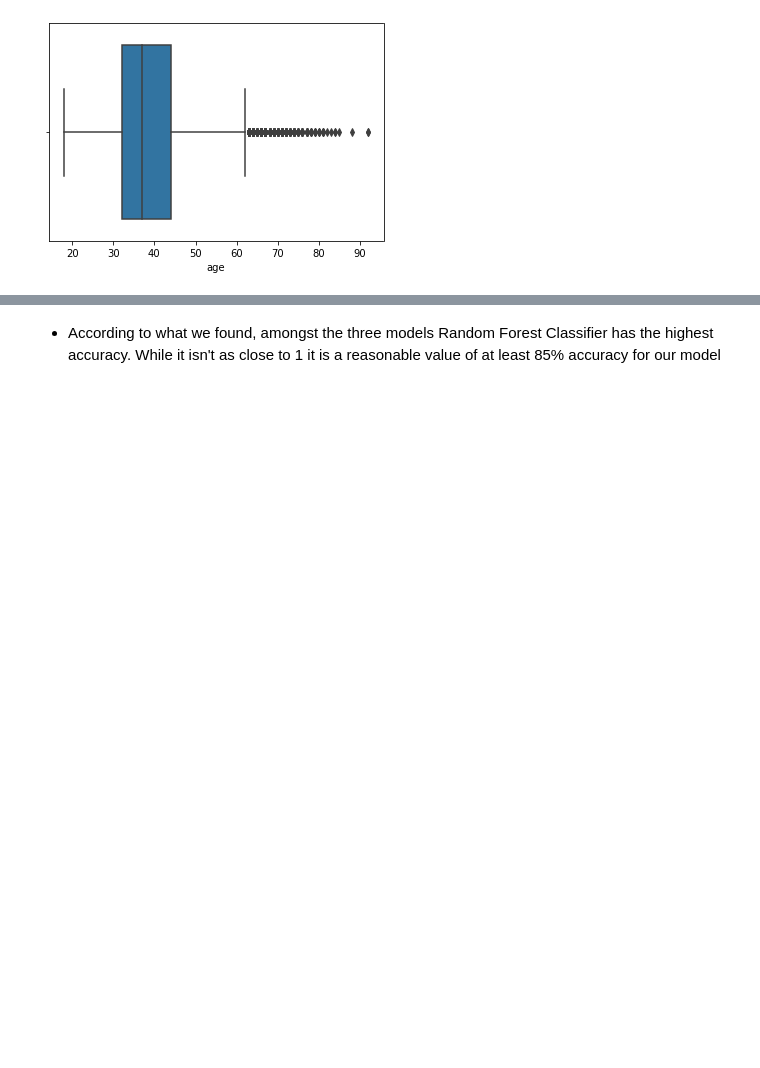
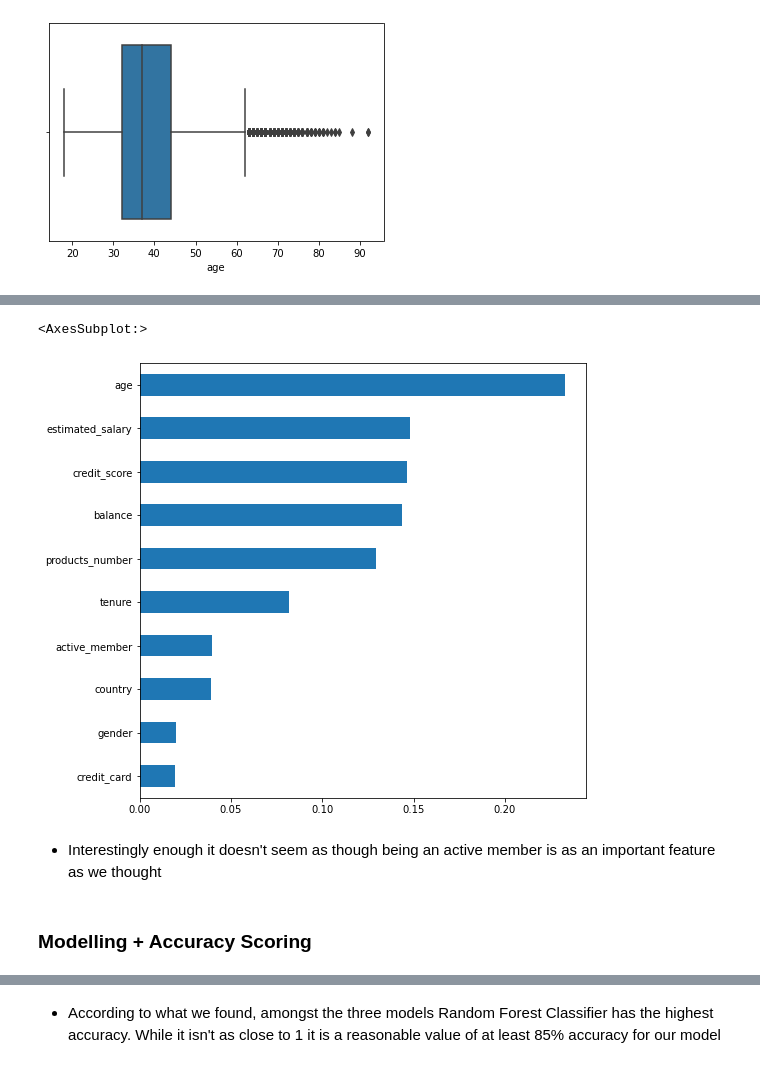
Before and after one commit to kkiepek/Predicting-Bank-Customer-Churn, a Jupyter notebook: Bank Churn EDA + Modeling.ipynb, the cells around one changed output, grey strips where cells are left out. Drawn from its saved outputs; the diff is of its cells as text; code cells hidden in the pictures; blank space fills up the shorter version.

```diff
--- a/Bank Churn EDA + Modeling.ipynb
+++ b/Bank Churn EDA + Modeling.ipynb
@@ -154,0 +236,2 @@ sns.boxplot(df['age'])
+# %%
+rf = RandomForestClassifier(n_estimators=200).fit(X_train, y_train)
@@ -155,3 +243,14 @@ sns.boxplot(df['age'])
+# %%
+forest_importances = pd.Series(rf.feature_importances_, index=X_train.columns)
+fig, ax = plt.subplots(figsize=(8,8))
+forest_importances.sort_values().plot.barh(ax=ax)
+# %% [output]
+<AxesSubplot:>
+[figure, added]
+# %% [markdown]
+- Interestingly enough it doesn't seem as though being an active member is as an important feature as we thought
+# %% [markdown]
+### Modelling + Accuracy Scoring
 # %%
 from sklearn.model_selection import train_test_split
 # %%
```
Also changed, not shown: parts of 15 cells of this notebook.
